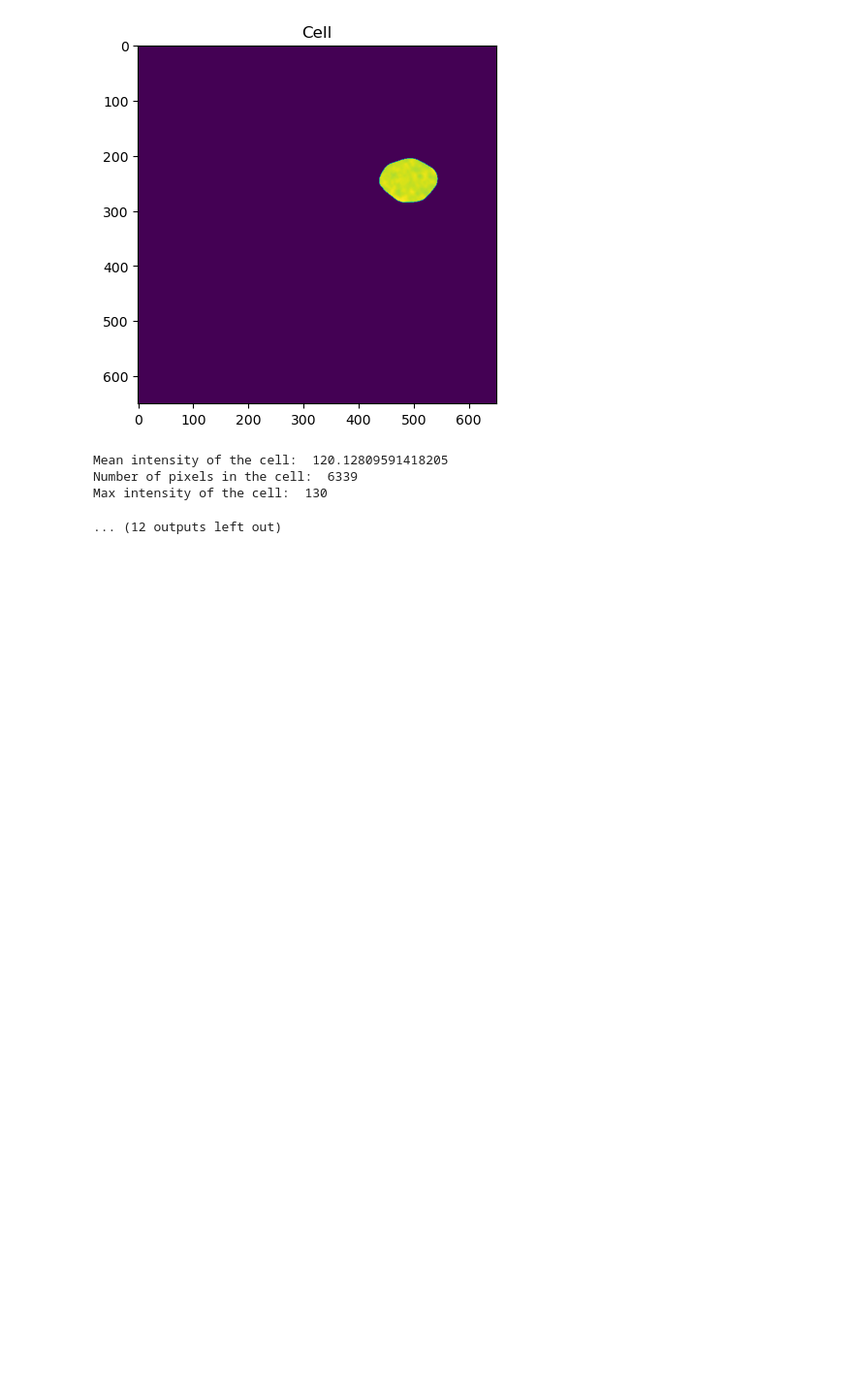
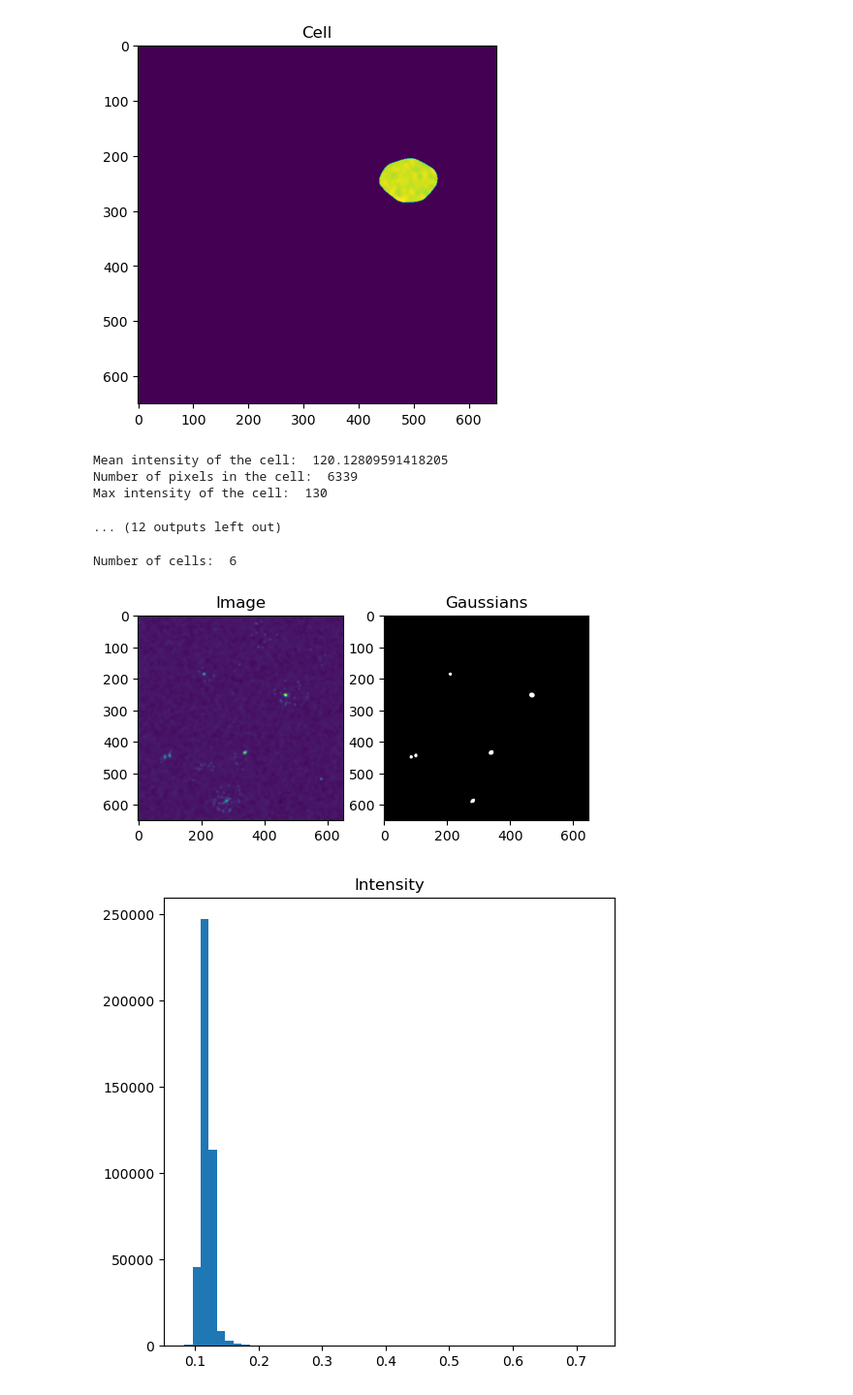
Before and after one commit to Munsky/UQbio2024_Team4, a Jupyter notebook: first_steps_Wiktoria.ipynb, the cells around one changed output. Shown at 97% size. Drawn from its saved outputs; the diff is of its cells as text; code cells hidden in the pictures; blank space fills up the shorter version.

```diff
--- a/first_steps_Wiktoria.ipynb
+++ b/first_steps_Wiktoria.ipynb
@@ -513,3 +513,45 @@ Mean intensity of the cell:  120.12809591418205
 Number of pixels in the cell:  6339
 Max intensity of the cell:  130
 ... (12 outputs left out)
+# %%
+#take B channel and binarize it
+#gaussian filter
+img_B_filtered = ski_filters.gaussian(img_B, sigma=3)
+
+threshold1 = 0.15
+threshold2 = 0.27
+
+# Apply the binarization
+#binarized_image = np.zeros_like(img_B_filtered)
+#binarized_image[img_B_filtered < threshold1] = 0
+#binarized_image[(img_B_filtered >= threshold1) & (img_B_filtered <= threshold2)] = 127  # Intermediate value if needed
+#binarized_image[img_B_filtered> threshold2] = 0
+
+img_B_filtered = ski_filters.gaussian(img_B, sigma=3)
+img_B_bin = img_B_filtered > threshold2
+img_B_bin = img_B_bin.astype(int)
+
+# Show the original image
+fig, ax = plt.subplots(1,2, figsize=(6, 6))
+ax[0].imshow(img_B)
+ax[0].set(title='Image')
+
+# Apply a difference of Gaussians filter to the image to enhance spots
+ax[1].imshow(img_B_bin,cmap='Greys_r')
+ax[1].set(title= 'Gaussians' )
+
+fig, ax = plt.subplots(1,1, figsize=(6, 6))
+# Make a histogram of the intensity values
+ax.hist(img_B_filtered.flatten(),bins=50)
+ax.set(title= 'Intensity' )
+
+#count the number of objects in the binarized image
+#labeling the cells
+img_B_label = measure.label(img_B_bin)
+#counting the number of cells
+num_cells = img_B_label.max()
+print('Number of cells: ', num_cells)
+# %% [output]
+Number of cells:  6
+[figure, added]
+[figure, added]
```
Also changed, not shown: 55 other files.
